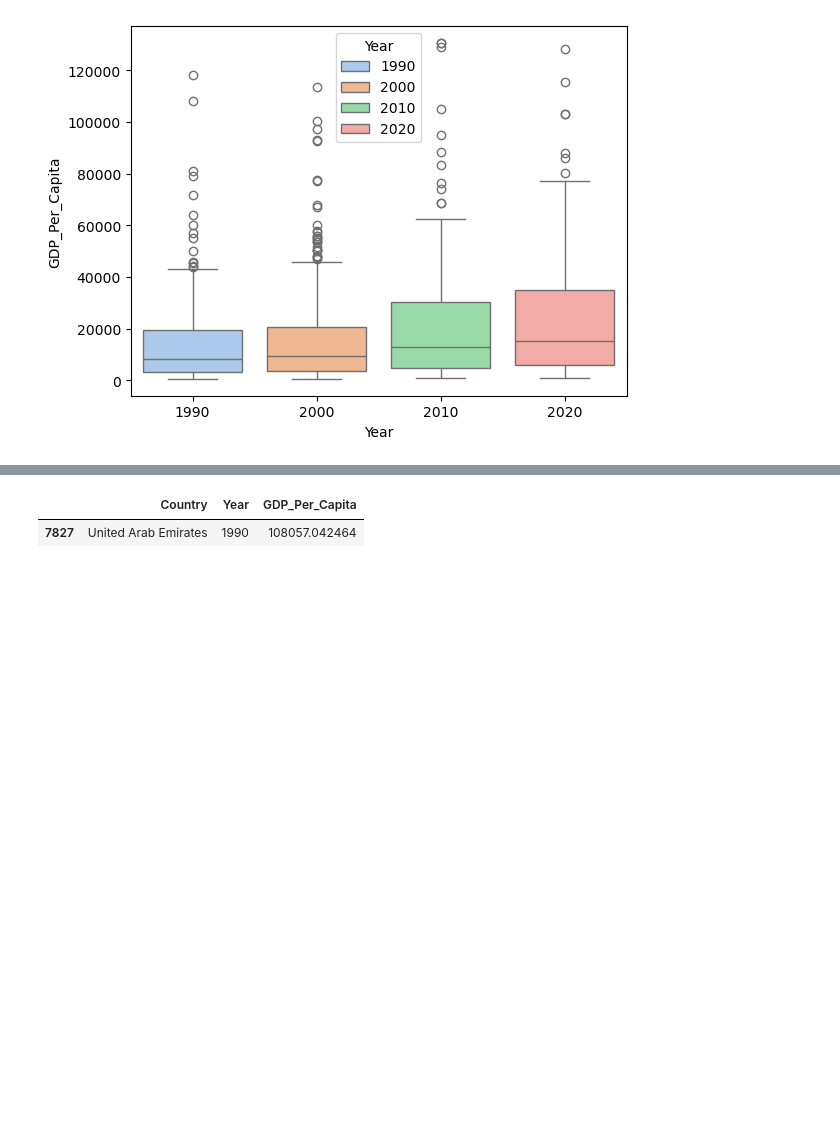
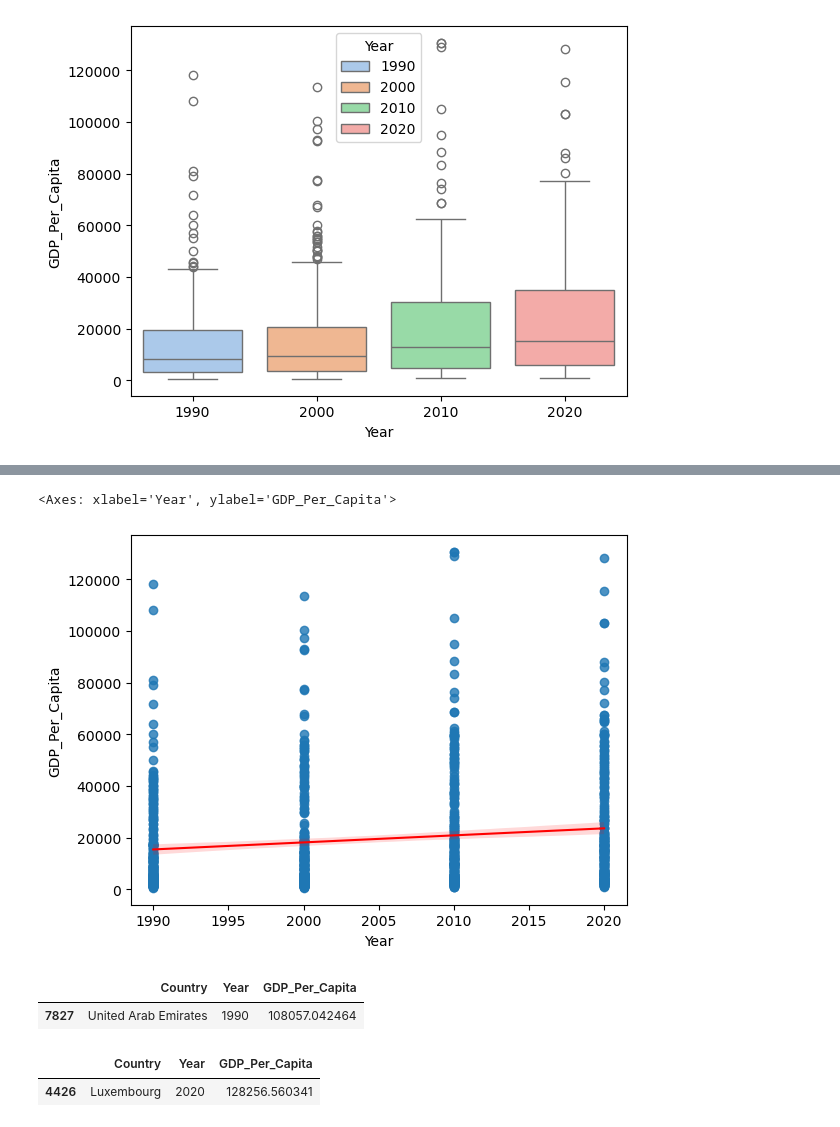
Before and after one commit to NSS-Data-Analytics-Cohort-16/da16-python-gdp-and-internet-use-analysis-vena3, a Jupyter notebook: notebooks/Untitled.ipynb, the cells around one changed output, grey strips where cells are left out. Drawn from its saved outputs; the diff is of its cells as text; code cells hidden in the pictures; blank space fills up the shorter version.

Commit message:
Last 2 quation which I couldn't understant

```diff
--- a/notebooks/Untitled.ipynb
+++ b/notebooks/Untitled.ipynb
@@ -304,9 +304,21 @@ sns.scatterplot(x=gdp_decades["Year"], y=gdp_decades["GDP_Per_Capita"])
 # %%
 #A scatterplot with a trend line overlaid
+sns.regplot(x=gdp_decades["Year"],
+            y=gdp_decades["GDP_Per_Capita"],
+            line_kws={"color": "red", "linewidth": 1.5})
+# %% [output]
+<Axes: xlabel='Year', ylabel='GDP_Per_Capita'>
+[figure, added]
 # %%
 # 11. Which country was the first to have a GDP per capita greater than $100,000?
 gdp_df[gdp_df["GDP_Per_Capita"] > 100000].sort_values(by="Year").head(1)
 # %% [output]
 |  | Country | Year | GDP_Per_Capita |
 | 7827 | United Arab Emirates | 1990 | 108057.042464 |
+# %%
+# 12. Which country had the highest GDP per capita in 2020?
+gdp_df[gdp_df["Year"] == 2020].sort_values(by="GDP_Per_Capita", ascending=False).head(1)
+# %% [output]
+|  | Country | Year | GDP_Per_Capita |
+| 4426 | Luxembourg | 2020 | 128256.560341 |
 # %%
```
Also changed, not shown: parts of 27 cells of this notebook.
